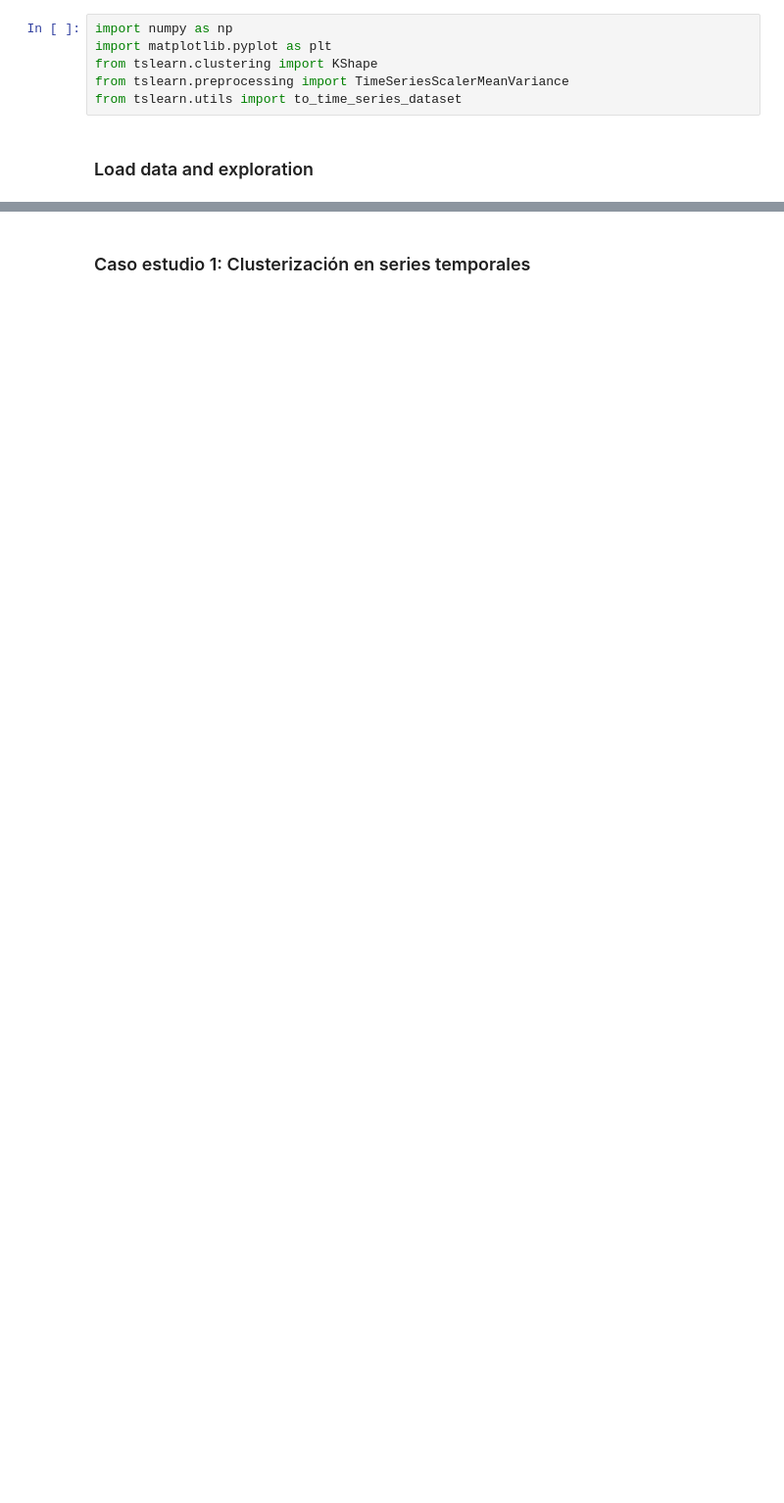
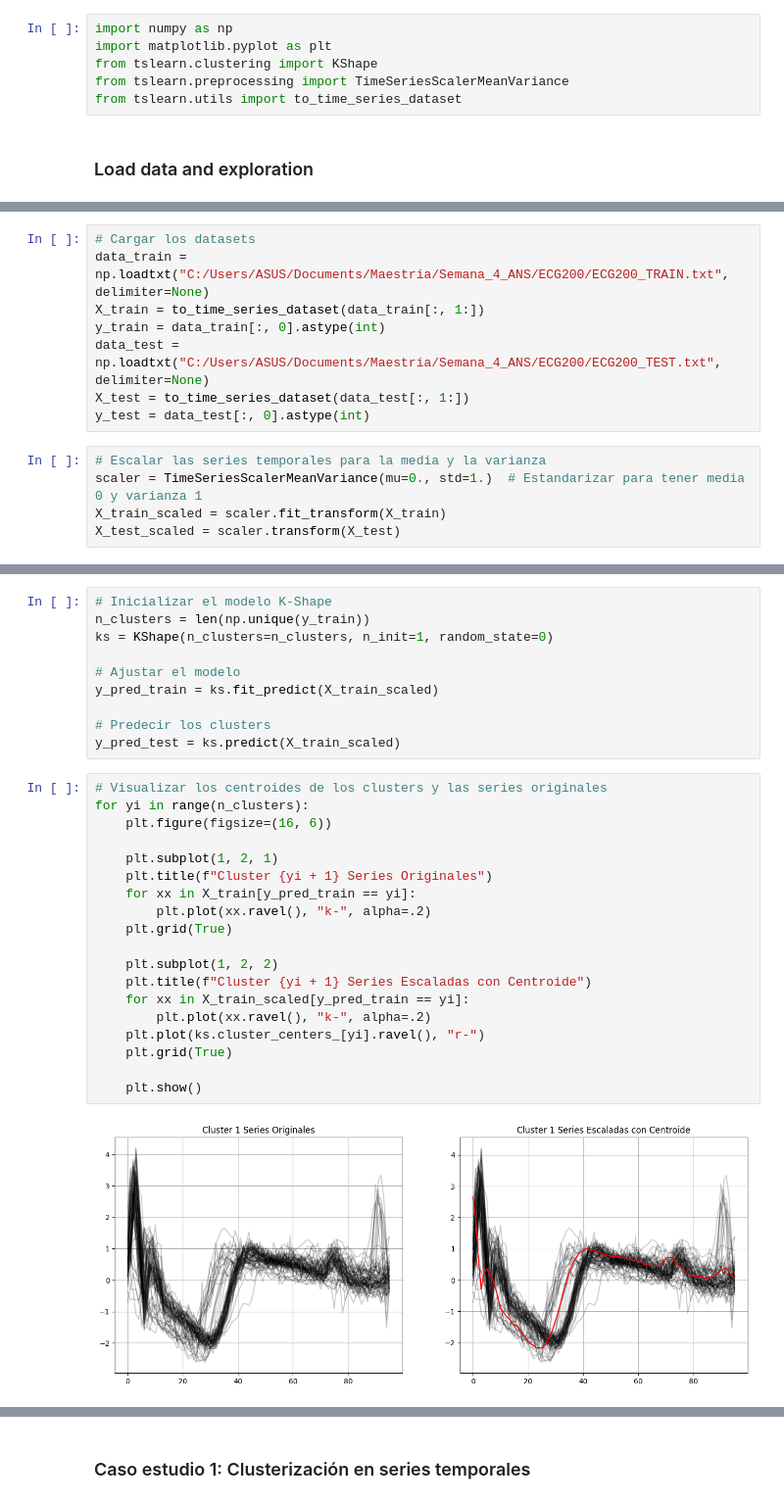
Before and after one commit to JeffAsDRK/Semana_4_ANS, a Jupyter notebook: S4_Lab_Int_4.ipynb, the cells around one changed output, grey strips where cells are left out. Shown: that part at 98% size. Cells and saved outputs as stored; diff of their text form; blank space fills up the shorter version.

```diff
--- a/S4_Lab_Int_4.ipynb
+++ b/S4_Lab_Int_4.ipynb
@@ -65,0 +51,13 @@ from tslearn.utils import to_time_series_dataset
+# %%
+# Cargar los datasets
+data_train = np.loadtxt("C:/Users/ASUS/Documents/Maestria/Semana_4_ANS/ECG200/ECG200_TRAIN.txt", delimiter=None)
+X_train = to_time_series_dataset(data_train[:, 1:])
+y_train = data_train[:, 0].astype(int)
+data_test = np.loadtxt("C:/Users/ASUS/Documents/Maestria/Semana_4_ANS/ECG200/ECG200_TEST.txt", delimiter=None)
+X_test = to_time_series_dataset(data_test[:, 1:])
+y_test = data_test[:, 0].astype(int)
+# %%
+# Escalar las series temporales para la media y la varianza
+scaler = TimeSeriesScalerMeanVariance(mu=0., std=1.)  # Estandarizar para tener media 0 y varianza 1
+X_train_scaled = scaler.fit_transform(X_train)
+X_test_scaled = scaler.transform(X_test)
@@ -65,0 +80,31 @@ from tslearn.utils import to_time_series_dataset
+# %%
+# Inicializar el modelo K-Shape
+n_clusters = len(np.unique(y_train))
+ks = KShape(n_clusters=n_clusters, n_init=1, random_state=0)
+
+# Ajustar el modelo
+y_pred_train = ks.fit_predict(X_train_scaled)
+
+# Predecir los clusters
+y_pred_test = ks.predict(X_train_scaled)
+# %%
+# Visualizar los centroides de los clusters y las series originales
+for yi in range(n_clusters):
+    plt.figure(figsize=(16, 6))
+
+    plt.subplot(1, 2, 1)
+    plt.title(f"Cluster {yi + 1} Series Originales")
+    for xx in X_train[y_pred_train == yi]:
+        plt.plot(xx.ravel(), "k-", alpha=.2)
+    plt.grid(True)
+
+    plt.subplot(1, 2, 2)
+    plt.title(f"Cluster {yi + 1} Series Escaladas con Centroide")
+    for xx in X_train_scaled[y_pred_train == yi]:
+        plt.plot(xx.ravel(), "k-", alpha=.2)
+    plt.plot(ks.cluster_centers_[yi].ravel(), "r-")
+    plt.grid(True)
+
+    plt.show()
+# %% [output]
+[figure, added]
```
Also changed, not shown: parts of 11 cells of this notebook, 2 other files.
